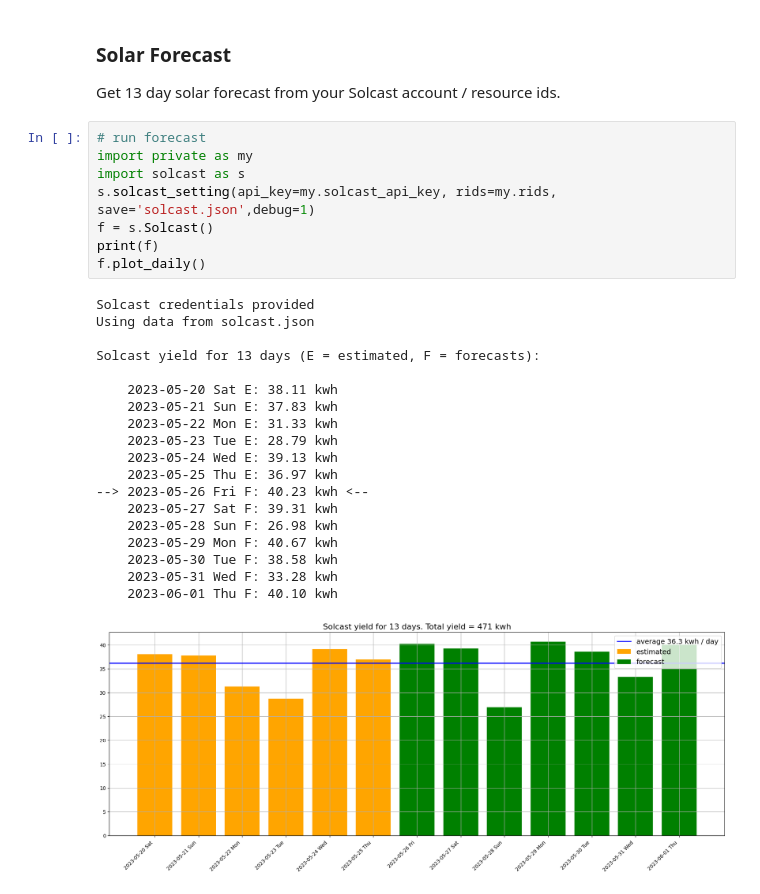
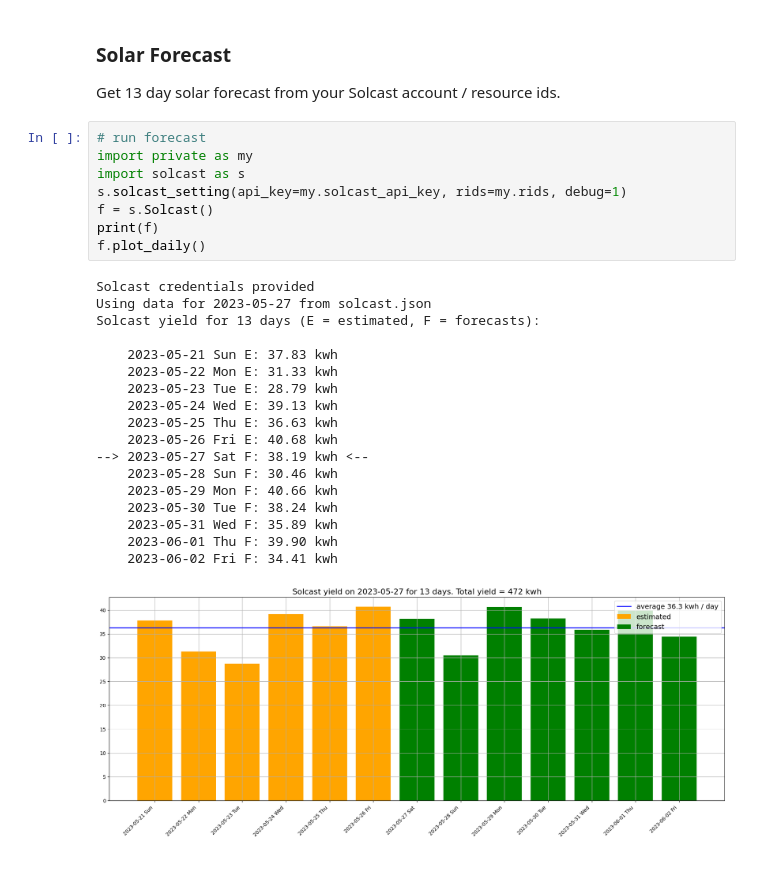
Before and after one commit to TonyM1958/Solcast, a Jupyter notebook: forecast.ipynb, the cells around one changed output. Drawn from its saved outputs; the diff is of its cells as text.

```diff
--- a/forecast.ipynb
+++ b/forecast.ipynb
@@ -5,28 +5,27 @@ Get 13 day solar forecast from your Solcast account / resource ids.
 # %%
 # run forecast
 import private as my
 import solcast as s
-s.solcast_setting(api_key=my.solcast_api_key, rids=my.rids, save='solcast.json',debug=1)
+s.solcast_setting(api_key=my.solcast_api_key, rids=my.rids, debug=1)
 f = s.Solcast()
 print(f)
 f.plot_daily()
 # %% [output]
 Solcast credentials provided
-Using data from solcast.json
-
+Using data for 2023-05-27 from solcast.json
 Solcast yield for 13 days (E = estimated, F = forecasts):
 
-    2023-05-20 Sat E: 38.11 kwh
     2023-05-21 Sun E: 37.83 kwh
     2023-05-22 Mon E: 31.33 kwh
     2023-05-23 Tue E: 28.79 kwh
     2023-05-24 Wed E: 39.13 kwh
-    2023-05-25 Thu E: 36.97 kwh
---> 2023-05-26 Fri F: 40.23 kwh <--
-    2023-05-27 Sat F: 39.31 kwh
-    2023-05-28 Sun F: 26.98 kwh
-    2023-05-29 Mon F: 40.67 kwh
-    2023-05-30 Tue F: 38.58 kwh
-    2023-05-31 Wed F: 33.28 kwh
-    2023-06-01 Thu F: 40.10 kwh
+    2023-05-25 Thu E: 36.63 kwh
+    2023-05-26 Fri E: 40.68 kwh
+--> 2023-05-27 Sat F: 38.19 kwh <--
+    2023-05-28 Sun F: 30.46 kwh
+    2023-05-29 Mon F: 40.66 kwh
+    2023-05-30 Tue F: 38.24 kwh
+    2023-05-31 Wed F: 35.89 kwh
+    2023-06-01 Thu F: 39.90 kwh
+    2023-06-02 Fri F: 34.41 kwh
-[figure, old version]
+[figure, new version]
```
Also changed, not shown: 2 other files.
